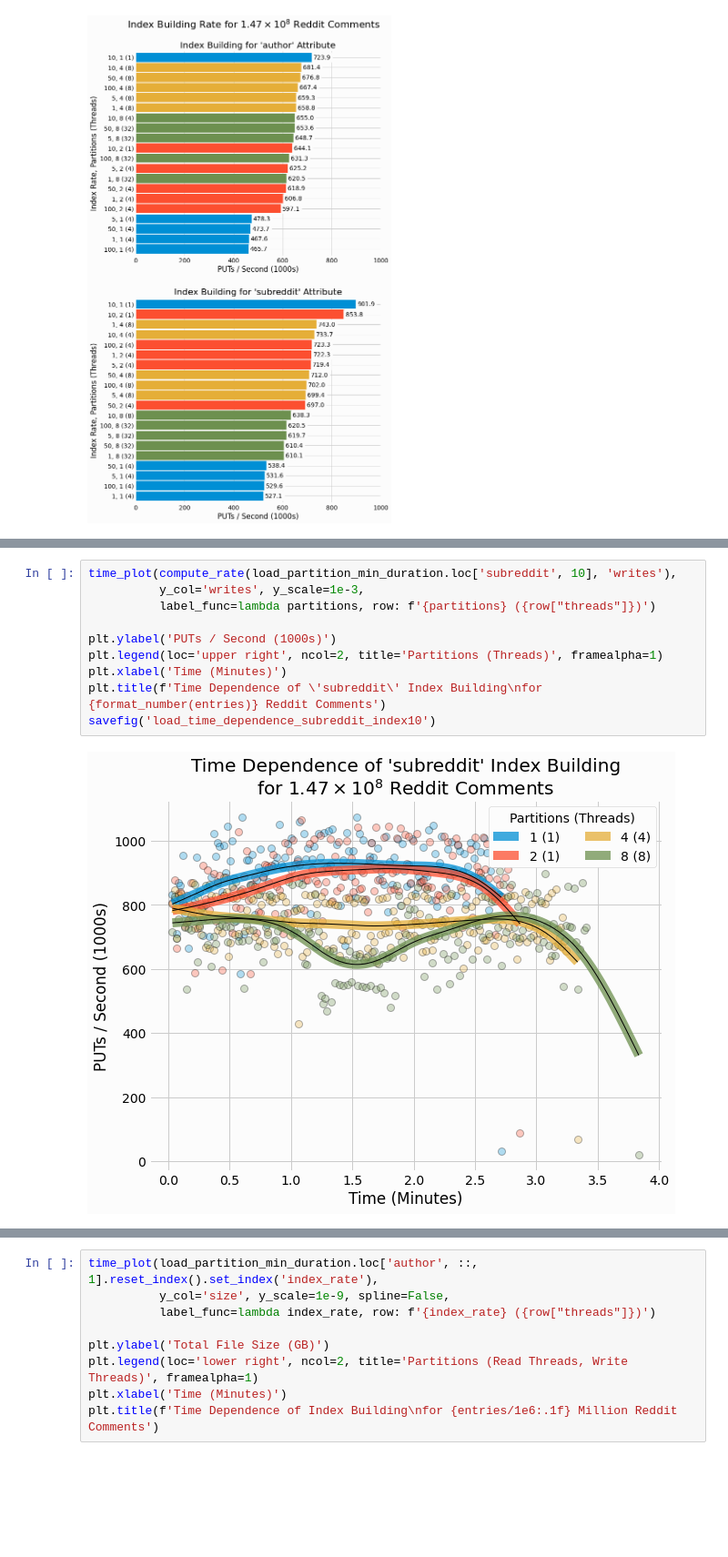
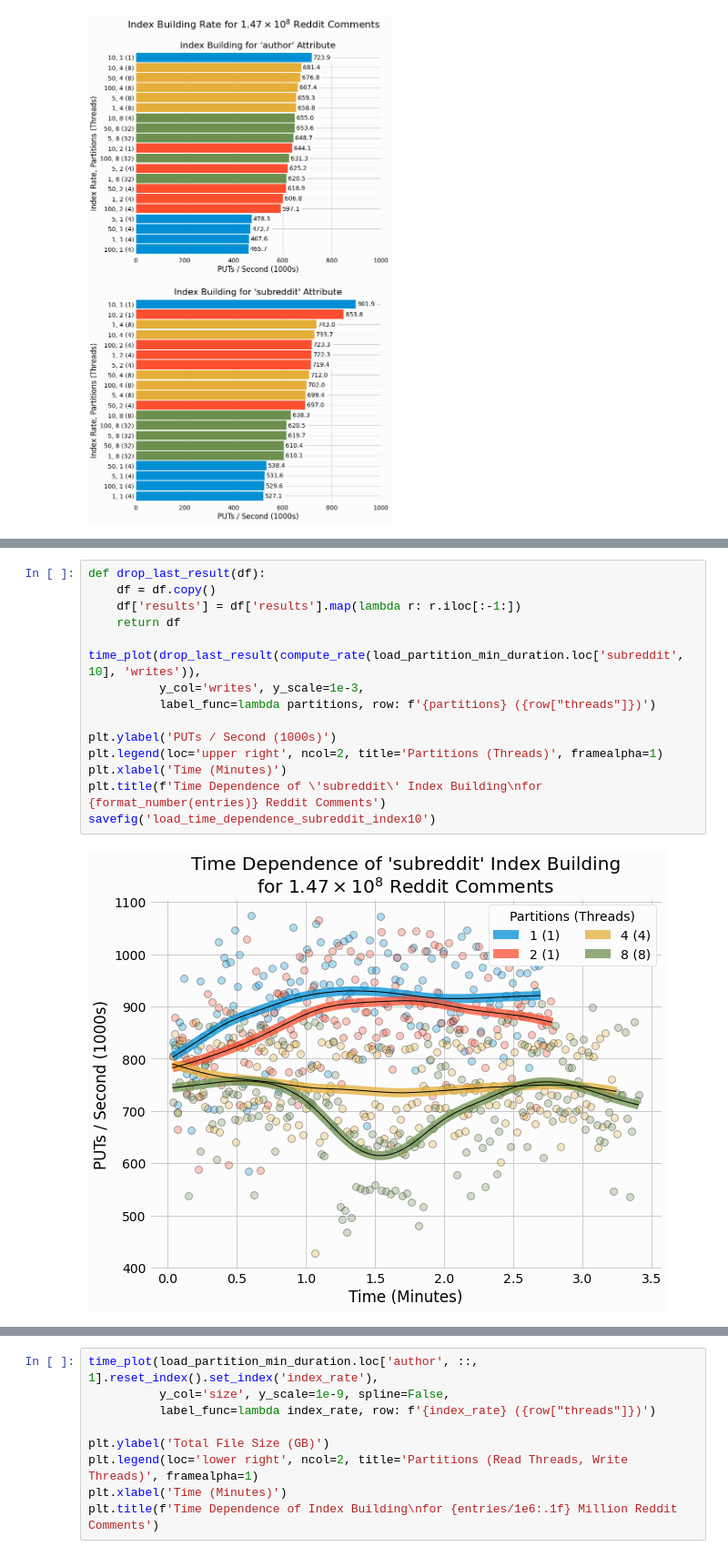
Before and after one commit to DBFromZero/dbf0analysis, a Jupyter notebook: benchmark_multivalue_lsm.ipynb, the cells around one changed output, grey strips where cells are left out. Shown at 91% size. Drawn from its saved outputs; the diff is of its cells as text; blank space fills up the shorter version.

```diff
--- a/benchmark_multivalue_lsm.ipynb
+++ b/benchmark_multivalue_lsm.ipynb
@@ -227,13 +227,18 @@ load_partition_min_duration.sample(5)
 # %%
-time_plot(compute_rate(load_partition_min_duration.loc['subreddit', 10], 'writes'),
+def drop_last_result(df):
+    df = df.copy()
+    df['results'] = df['results'].map(lambda r: r.iloc[:-1:])
+    return df
+
+time_plot(drop_last_result(compute_rate(load_partition_min_duration.loc['subreddit', 10], 'writes')),
           y_col='writes', y_scale=1e-3,
           label_func=lambda partitions, row: f'{partitions} ({row["threads"]})')
 
 plt.ylabel('PUTs / Second (1000s)')
 plt.legend(loc='upper right', ncol=2, title='Partitions (Threads)', framealpha=1)
 plt.xlabel('Time (Minutes)')
 plt.title(f'Time Dependence of \'subreddit\' Index Building\nfor {format_number(entries)} Reddit Comments')
 savefig('load_time_dependence_subreddit_index10')
 # %% [output]
-[figure, old version]
+[figure, new version]
 # %%
```
Also changed, not shown: parts of 7 cells of this notebook.
